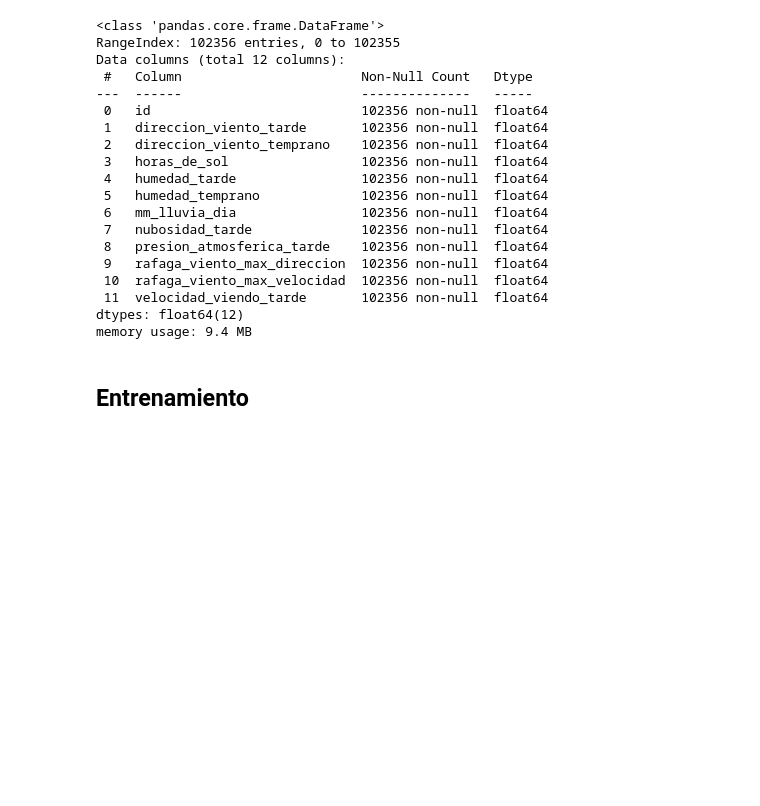
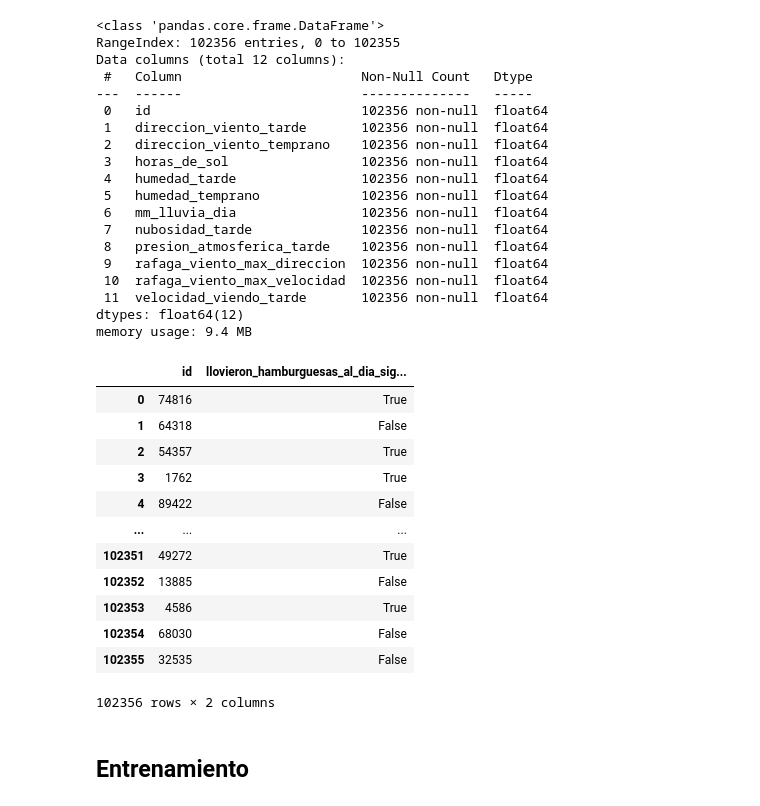
Before and after one commit to NicolasEzequielZulaicaRivera/OD_TPS, a Jupyter notebook: TP2/knn.ipynb, the cells around one changed output. Drawn from its saved outputs; the diff is of its cells as text; code cells hidden in the pictures; blank space fills up the shorter version.

```diff
--- a/TP2/knn.ipynb
+++ b/TP2/knn.ipynb
@@ -31,9 +33,7 @@ saveAuto = True
-# %%
-df_feat = pd.read_csv("datasets/train_features.csv", low_memory=False)
-df_targ = targetBooleano( pd.read_csv("datasets/train_target.csv") )
 # %% [markdown]
 ### Preprocesamiento
 # %%
+df_targ=targetBooleano(df_targ)
 reemplazarNulls(df_feat , inplace=True)
 reemplazarCategoricas(df_feat , inplace=True)
 reemplazarFechas(df_feat , inplace=True)
@@ -77,3 +79,19 @@ memory usage: 9.4 MB
+# %%
+df_targ
+# %% [output]
+|  | id | llovieron_hamburguesas_al_dia_sig... |
+| 0 | 74816 | True |
+| 1 | 64318 | False |
+| 2 | 54357 | True |
+| 3 | 1762 | True |
+| 4 | 89422 | False |
+| ... | ... | ... |
+| 102351 | 49272 | True |
+| 102352 | 13885 | False |
+| 102353 | 4586 | True |
+| 102354 | 68030 | False |
+| 102355 | 32535 | False |
+102356 rows × 2 columns
 # %% [markdown]
 ## Entrenamiento
 # %% [markdown]
```
Also changed, not shown: parts of 14 cells of this notebook, 17 other files.
